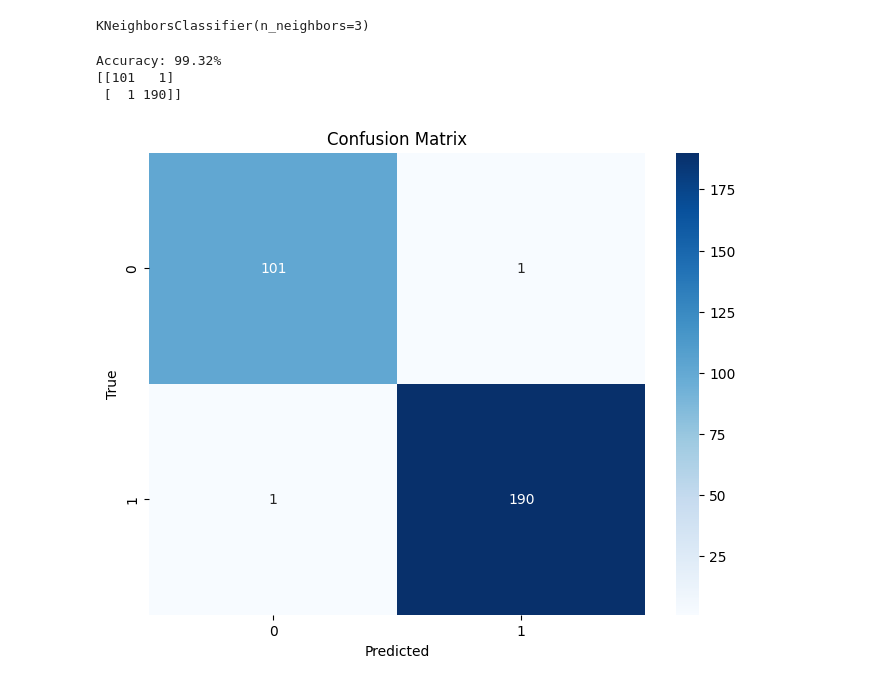
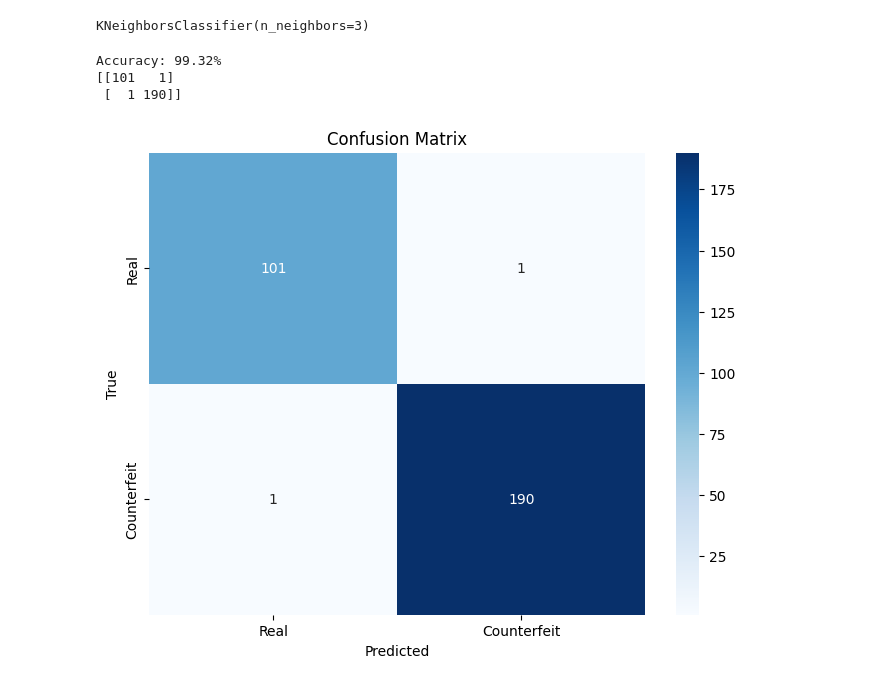
Before and after one commit to FrancoA325/Bill-Sorting, a Jupyter notebook: bill-sort.ipynb, the cells around one changed output. Cells and saved outputs as stored; diff of their text form; code cells hidden in the pictures.

Commit message:
Graph fixes

```diff
--- a/bill-sort.ipynb
+++ b/bill-sort.ipynb
@@ -93,20 +93,20 @@ KNeighborsClassifier(n_neighbors=3)
 # %%
 # Make Predictions and test the model
 yPredict = knn.predict(xTestImputed)
 
 accuracy = accuracy_score(yTest, yPredict)
 print(f"Accuracy: {accuracy * 100:.2f}%")
 cm = confusion_matrix(yTest, yPredict)
 print(cm)
 
 plt.figure(figsize=(8, 6))
-sns.heatmap(cm, annot=True, cmap="Blues", fmt="d")
+sns.heatmap(cm, annot=True, cmap="Blues", fmt="d", xticklabels=["Real", "Counterfeit"], yticklabels=["Real", "Counterfeit"])
 plt.xlabel('Predicted')
 plt.ylabel('True')
 plt.title('Confusion Matrix')
 plt.show()
 # %% [output]
 Accuracy: 99.32%
 [[101   1]
  [  1 190]]
-[figure, old version]
+[figure, new version]
```
Also changed, not shown: parts of 1 cell of this notebook.
